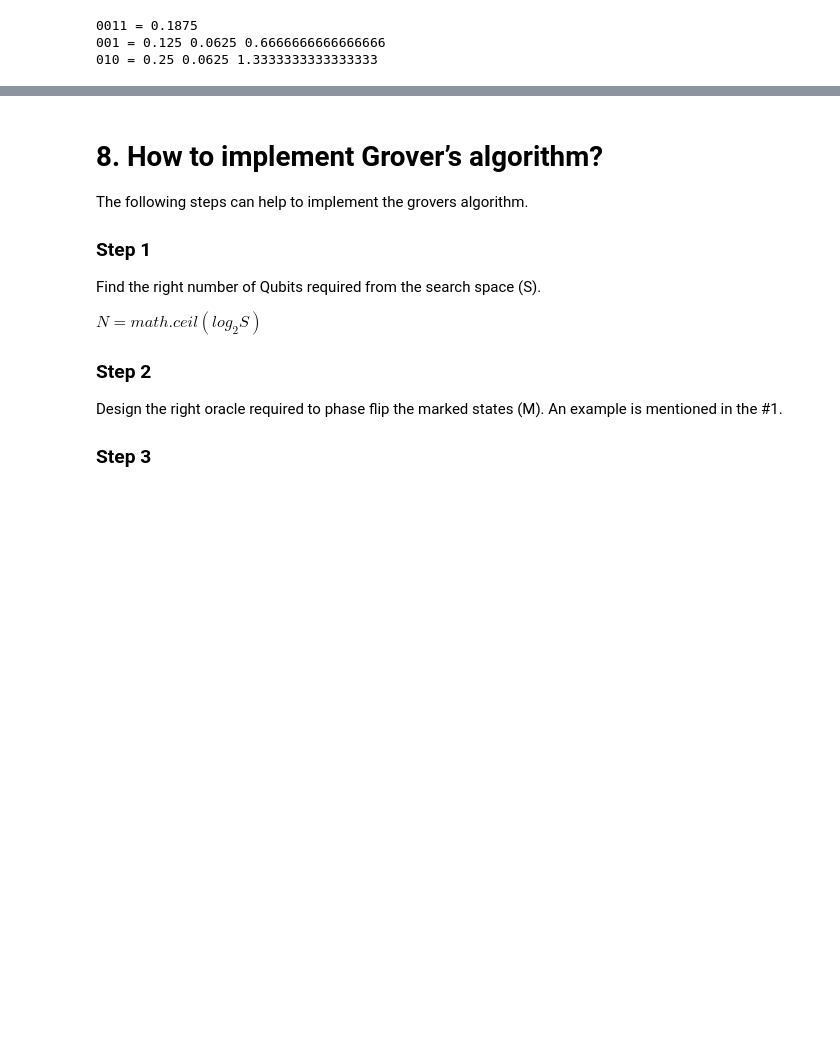
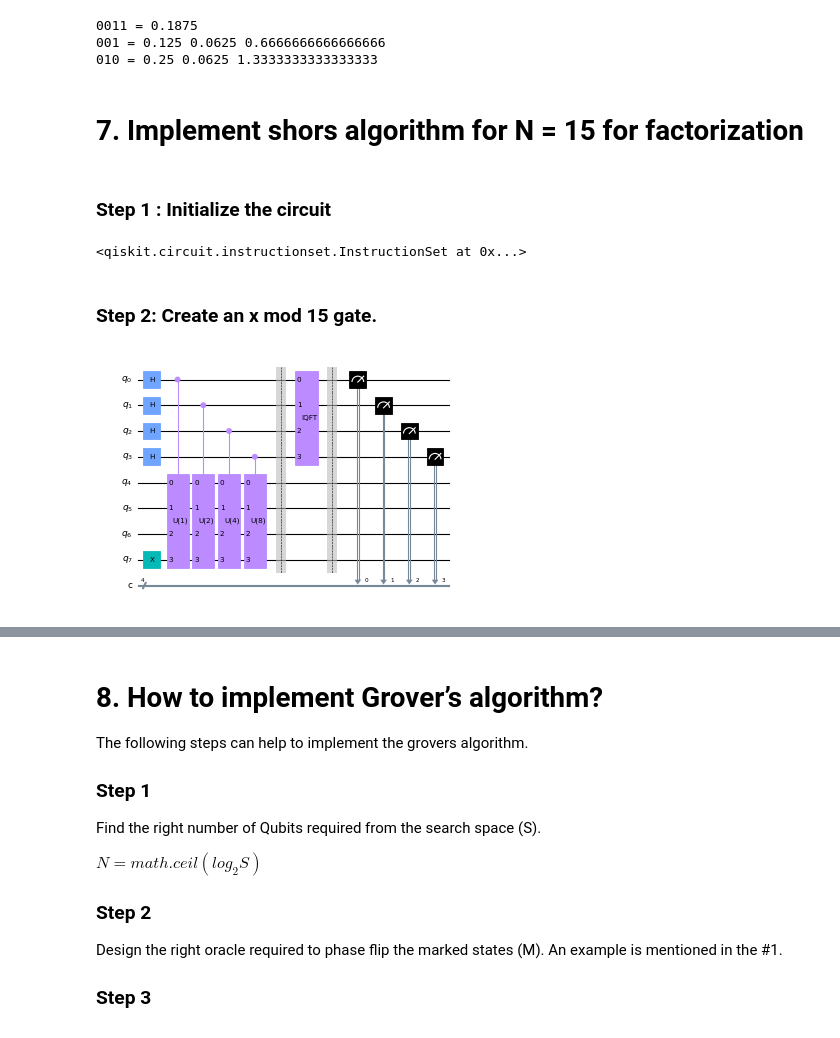
Before and after one commit to vadhri/quantum-notebook, a Jupyter notebook: iitd/Assignment 5/Assignment_5.ipynb, the cells around one changed output, grey strips where cells are left out. Saved outputs shown, nothing was run; the diff lists cells and outputs as text; code cells hidden in the pictures; blank space fills up the shorter version.

```diff
--- a/iitd/Assignment 5/Assignment_5.ipynb
+++ b/iitd/Assignment 5/Assignment_5.ipynb
@@ -262,3 +251,45 @@ print ("010 =", convertBinaryToDecimal("010"), abs(state2-orig), state2/orig)
 0011 = 0.1875
 001 = 0.125 0.0625 0.6666666666666666
 010 = 0.25 0.0625 1.3333333333333333
+# %% [markdown]
+# 7. Implement shors algorithm for N = 15 for factorization
+# %% [markdown]
+### Step 1 : Initialize the circuit
+# %%
+first_register = 4
+second_register = 4
+a = 11
+
+QC = QuantumCircuit(first_register+second_register, first_register)
+QC.h(range(first_register))
+QC.x(first_register+second_register-1)
+# %% [output]
+<qiskit.circuit.instructionset.InstructionSet at 0x...>
+# %% [markdown]
+### Step 2: Create an x mod 15 gate.
+# %%
+def a_x_mod15(a, x):
+    U = QuantumCircuit(4)
+    for iteration in range(x):
+        U.swap(1,3)
+        U.swap(0,2)
+        for q in range(4):
+            U.x(q)
+    U = U.to_gate()
+    U.name = f"U({x})"
+    c_U = U.control()
+    return c_U
+
+for x in range(first_register):
+    exponent = 2**x
+    QC.append(a_x_mod15(a, exponent), [x] + list(range(first_register, first_register+second_register)))
+
+QC.barrier()
+QC.append(QFT(first_register,do_swaps=False).inverse(),range(first_register))
+QC.barrier()
+for i in range(first_register):
+    QC.measure(i, i)
+
+QC.draw(output="mpl", scale=0.4)
+# %% [output]
+[figure, added]
```
Also changed, not shown: parts of 12 cells of this notebook, 3 other files.
